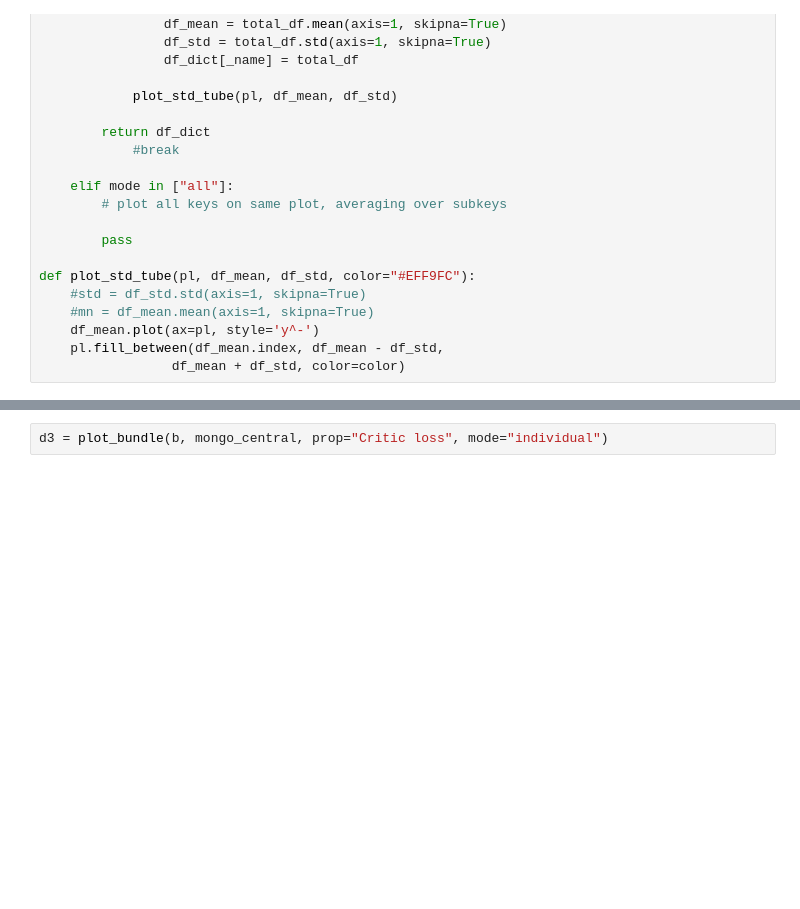
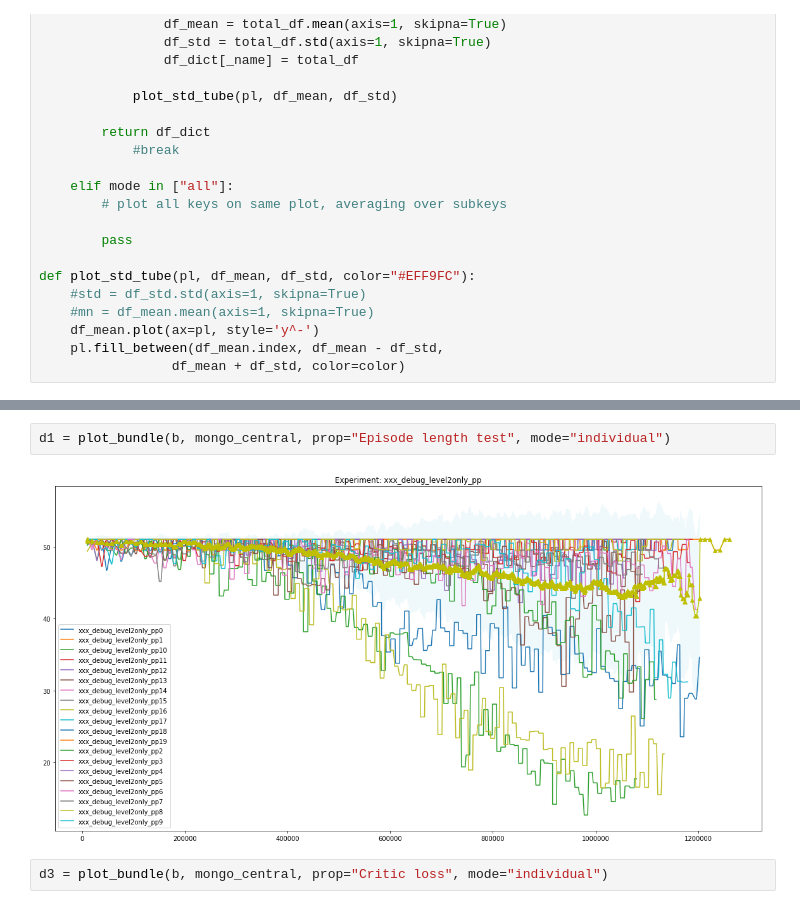
Before and after one commit to benellis3/mappo, a Jupyter notebook: analysis/xxx_baselines/Analysis_pp.ipynb, the cells around one changed output, grey strips where cells are left out. Cells and saved outputs as stored; diff of their text form; blank space fills up the shorter version.

```diff
--- a/analysis/xxx_baselines/Analysis_pp.ipynb
+++ b/analysis/xxx_baselines/Analysis_pp.ipynb
@@ -159,3 +163,7 @@ d1 = plot_bundle(b, mongo_central, prop="Episode reward test", mode="individual"
+# %%
+d1 = plot_bundle(b, mongo_central, prop="Episode length test", mode="individual")
+# %% [output]
+[figure, added]
 # %%
 d3 = plot_bundle(b, mongo_central, prop="Critic loss", mode="individual")
 # %% [output]
```
Also changed, not shown: parts of 3 cells of this notebook, 4 other files.
